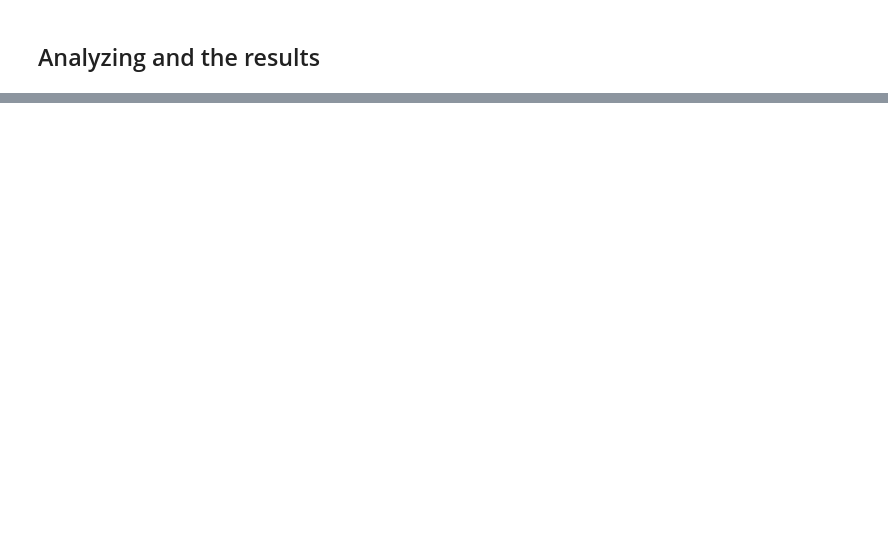
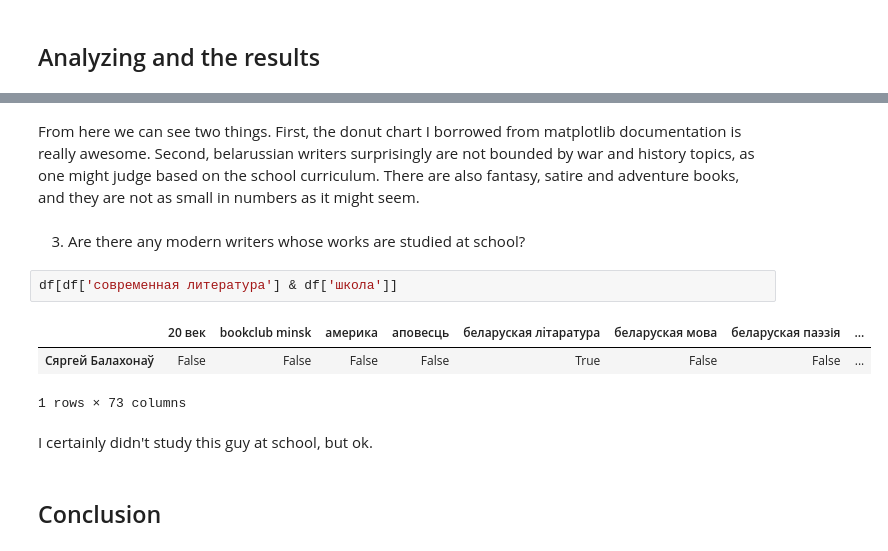
Before and after one commit to elizabethfeden/belorussian-writers, a Jupyter notebook: analyzing.ipynb, the cells around one changed output, grey strips where cells are left out. Saved outputs shown, nothing was run; the diff lists cells and outputs as text; blank space fills up the shorter version.

```diff
--- a/analyzing.ipynb
+++ b/analyzing.ipynb
@@ -175,0 +271,14 @@ Let's finally count something, draw some graphics and all that!
+# %% [markdown]
+From here we can see two things. First, the donut chart I borrowed from matplotlib documentation is really awesome. Second, belarussian writers surprisingly are not bounded by war and history topics, as one might judge based on the school curriculum. There are also fantasy, satire and adventure books, and they are not as small in numbers as it might seem.
+# %% [markdown]
+3. Are there any modern writers whose works are studied at school?
+# %%
+df[df['современная литература'] & df['школа']]
+# %% [output]
+|  | 20 век | bookclub minsk | америка | аповесць | беларуская лiтаратура | беларуская мова | беларуская паэзія | ... |
+| Сяргей Балахонаў | False | False | False | False | True | False | False | ... |
+1 rows × 73 columns
+# %% [markdown]
+I certainly didn't study this guy at school, but ok.
+# %% [markdown]
+## Conclusion
```
Also changed, not shown: parts of 20 cells of this notebook.
